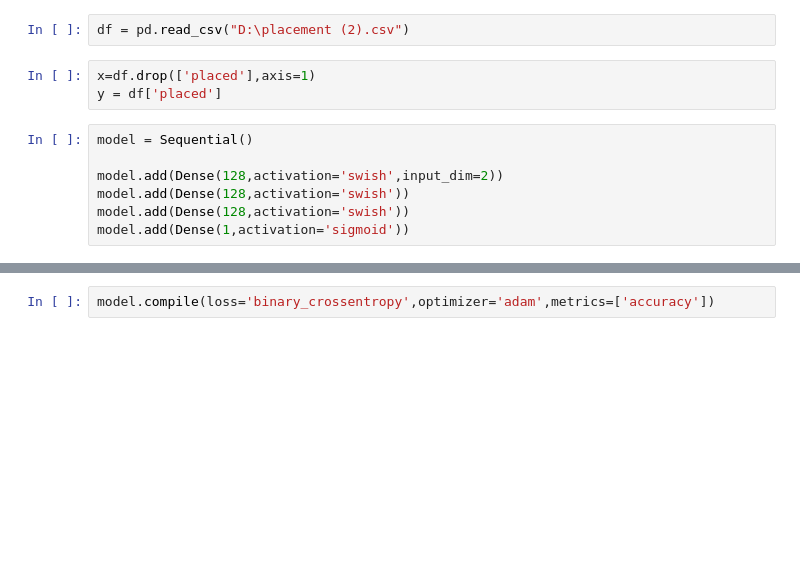
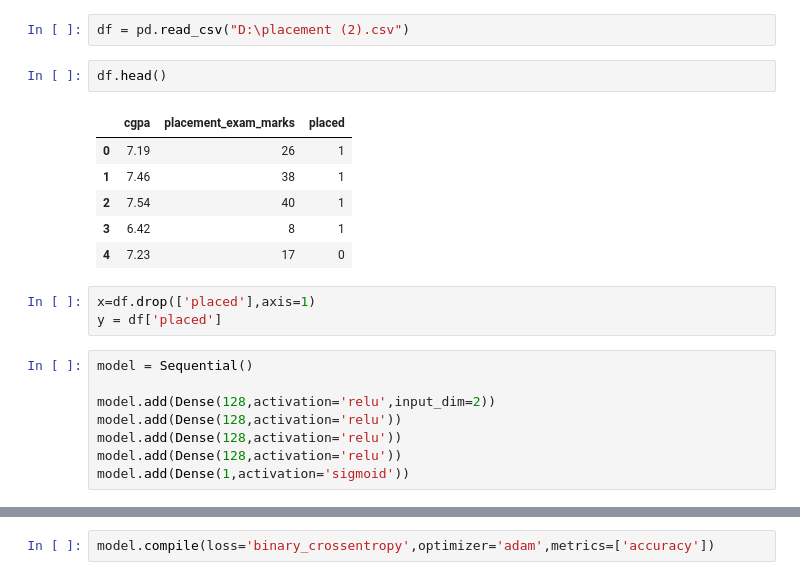
Before and after one commit to Atharv-69/deep-learning, a Jupyter notebook: swish_activation_function.ipynb, the cells around one changed output, grey strips where cells are left out. Saved outputs shown, nothing was run; the diff lists cells and outputs as text; blank space fills up the shorter version.

```diff
--- a/swish_activation_function.ipynb
+++ b/swish_activation_function.ipynb
@@ -8,13 +8,23 @@ from tensorflow.keras import Sequential
 from tensorflow.keras.layers import Dense
 # %%
 df = pd.read_csv("D:\placement (2).csv")
+# %%
+df.head()
+# %% [output]
+|  | cgpa | placement_exam_marks | placed |
+| 0 | 7.19 | 26 | 1 |
+| 1 | 7.46 | 38 | 1 |
+| 2 | 7.54 | 40 | 1 |
+| 3 | 6.42 | 8 | 1 |
+| 4 | 7.23 | 17 | 0 |
 # %%
 x=df.drop(['placed'],axis=1)
 y = df['placed']
 # %%
 model = Sequential()
 
-model.add(Dense(128,activation='swish',input_dim=2))
-model.add(Dense(128,activation='swish'))
-model.add(Dense(128,activation='swish'))
+model.add(Dense(128,activation='relu',input_dim=2))
+model.add(Dense(128,activation='relu'))
+model.add(Dense(128,activation='relu'))
+model.add(Dense(128,activation='relu'))
 model.add(Dense(1,activation='sigmoid'))
```
Also changed, not shown: parts of 9 cells of this notebook.
